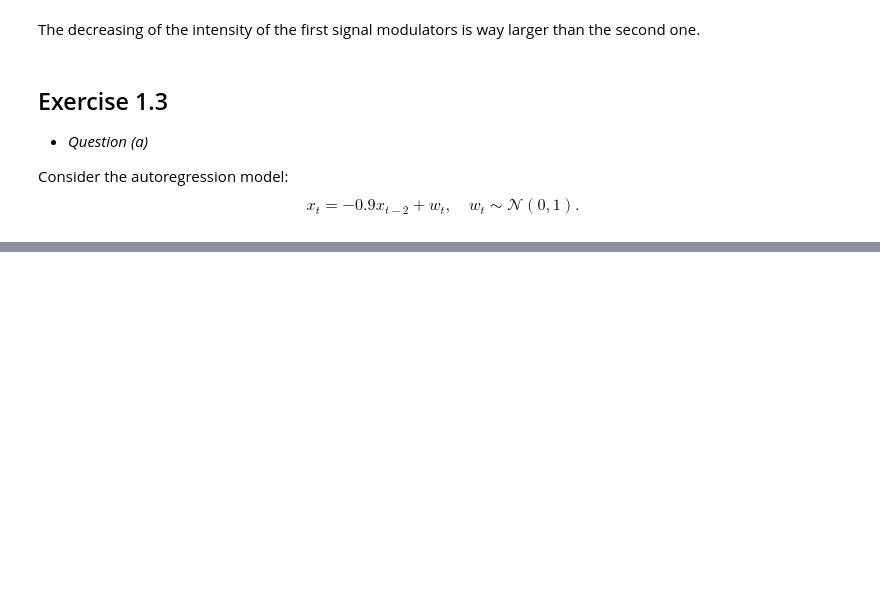
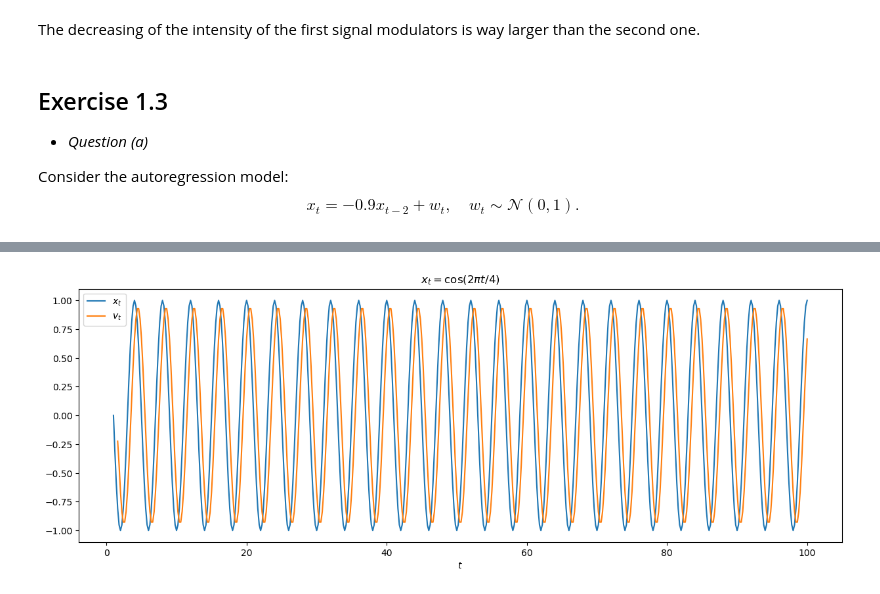
Before and after one commit to StevenGolovkine/TSAA, a Jupyter notebook: notebooks/02-characteristics-time-series.ipynb, the cells around one changed output, grey strips where cells are left out. Saved outputs shown, nothing was run; the diff lists cells and outputs as text; code cells hidden in the pictures; blank space fills up the shorter version.

```diff
--- a/notebooks/02-characteristics-time-series.ipynb
+++ b/notebooks/02-characteristics-time-series.ipynb
@@ -135,0 +188,14 @@ $$x_t = -0.9x_{t-2} + w_t, \quad w_t \sim \mathcal{N}(0, 1).$$
+# %%
+x = [cos(2 * pi * t / 4) for t in 1:0.2:100]
+x_filter = filter_convolution(x, [0.25, 0.25, 0.25, 0.25], 1);
+# %%
+# Plot the time series
+figure(figsize=(15, 5))
+plot(1:0.2:100, x, label=L"x_t")
+plot(1:0.2:100, x_filter, label=L"v_t")
+xlabel(L"$t$")
+title(L"x_t = \cos(2\pi t / 4)")
+legend()
+show()
+# %% [output]
+[figure, added]
```
Also changed, not shown: parts of 22 cells of this notebook.
